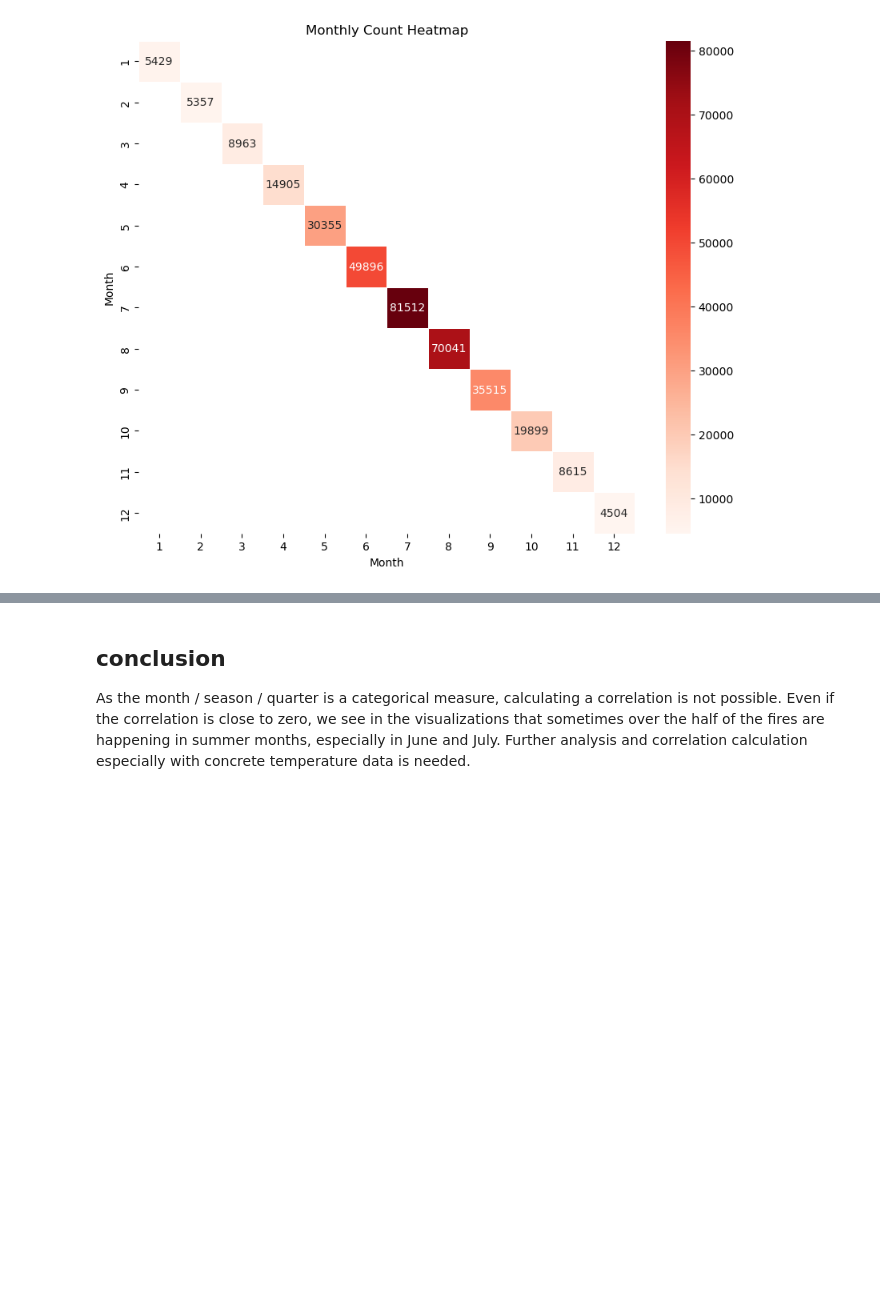
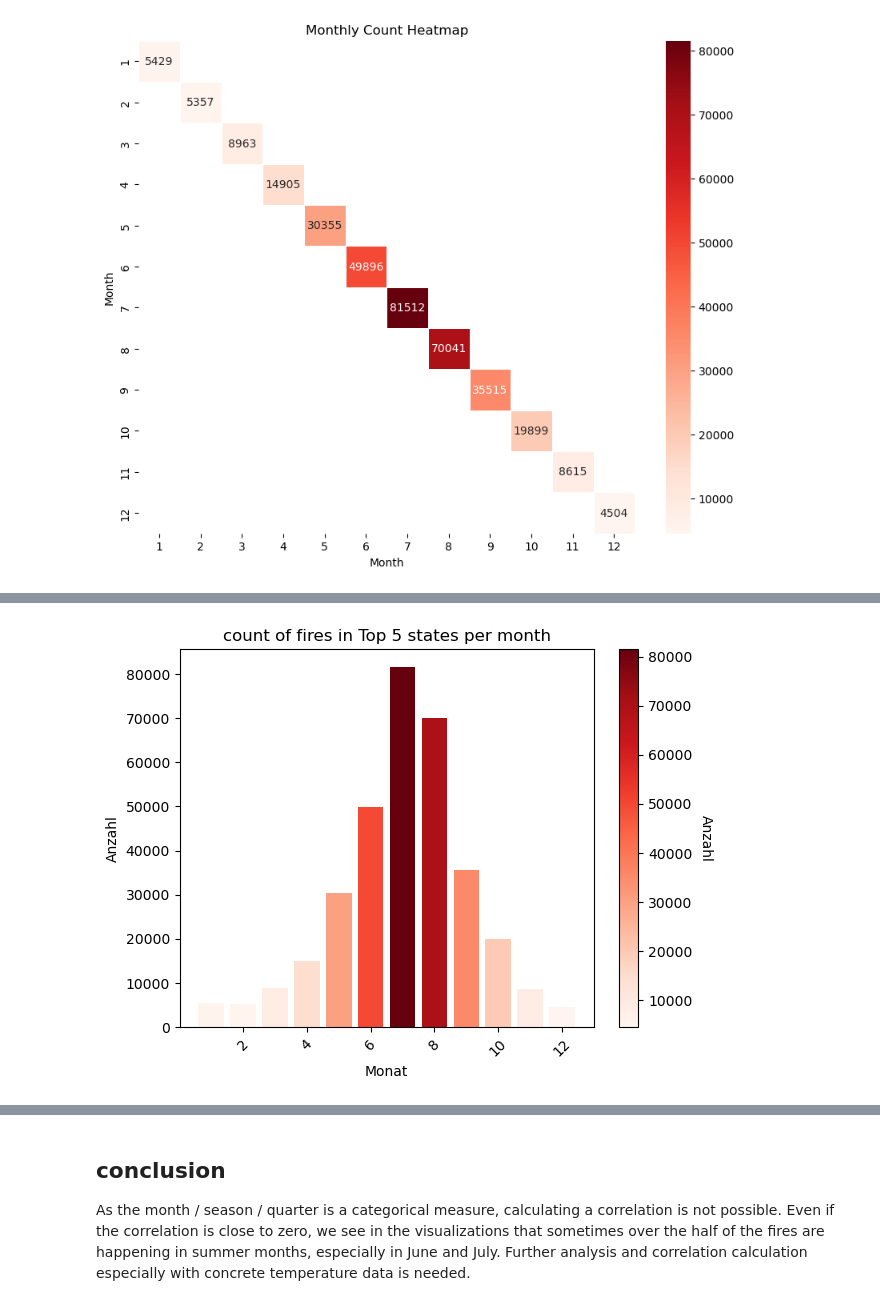
Before and after one commit to Pissane/Capstone_Project, a Jupyter notebook: dependence_by_season.ipynb, the cells around one changed output, grey strips where cells are left out. Drawn from its saved outputs; the diff is of its cells as text; code cells hidden in the pictures; blank space fills up the shorter version.

```diff
--- a/dependence_by_season.ipynb
+++ b/dependence_by_season.ipynb
@@ -582,0 +599,31 @@ plt.show()
+# %%
+import matplotlib.pyplot as plt
+import matplotlib.colors as mcolors
+
+# Erstellen Sie eine Farbpalette von hellrot (geringe Anzahl) bis dunkelrot (hohe Anzahl).
+# Hier verwenden wir eine lineare Interpolation zwischen Weiß und Rot.
+min_count = filtered_monthly_count['count'].min()
+max_count = filtered_monthly_count['count'].max()
+norm = mcolors.Normalize(vmin=min_count, vmax=max_count)
+cmap = plt.get_cmap('Reds')
+
+# Erstellen Sie das Balkendiagramm mit den 'count'-Werten und der Farbskala.
+plt.bar(filtered_monthly_count['month'], filtered_monthly_count['count'], color=cmap(norm(filtered_monthly_count['count'])))
+plt.xticks(rotation=45)  # Optional: Rotieren Sie die x-Achsenbeschriftungen, wenn erforderlich.
+
+# Fügen Sie eine Farbskala hinzu, um die Zuordnung zwischen Balkenhöhe und Farbe zu erklären.
+sm = plt.cm.ScalarMappable(cmap=cmap, norm=norm)
+sm.set_array([])  # Leere Array-Zuordnung erforderlich.
+cbar = plt.colorbar(sm, label='Anzahl')
+cbar.set_label('Anzahl', rotation=270, labelpad=15)
+
+# Beschriftungen und Titel hinzufügen
+plt.xlabel('Monat')
+plt.ylabel('Anzahl')
+plt.title('count of fires in Top 5 states per month')
+
+# Zeigen Sie das Diagramm an oder speichern Sie es in eine Datei.
+plt.tight_layout()
+plt.show()
+# %% [output]
+[figure, added]
```
Also changed, not shown: parts of 9 cells of this notebook, 1 other file.
